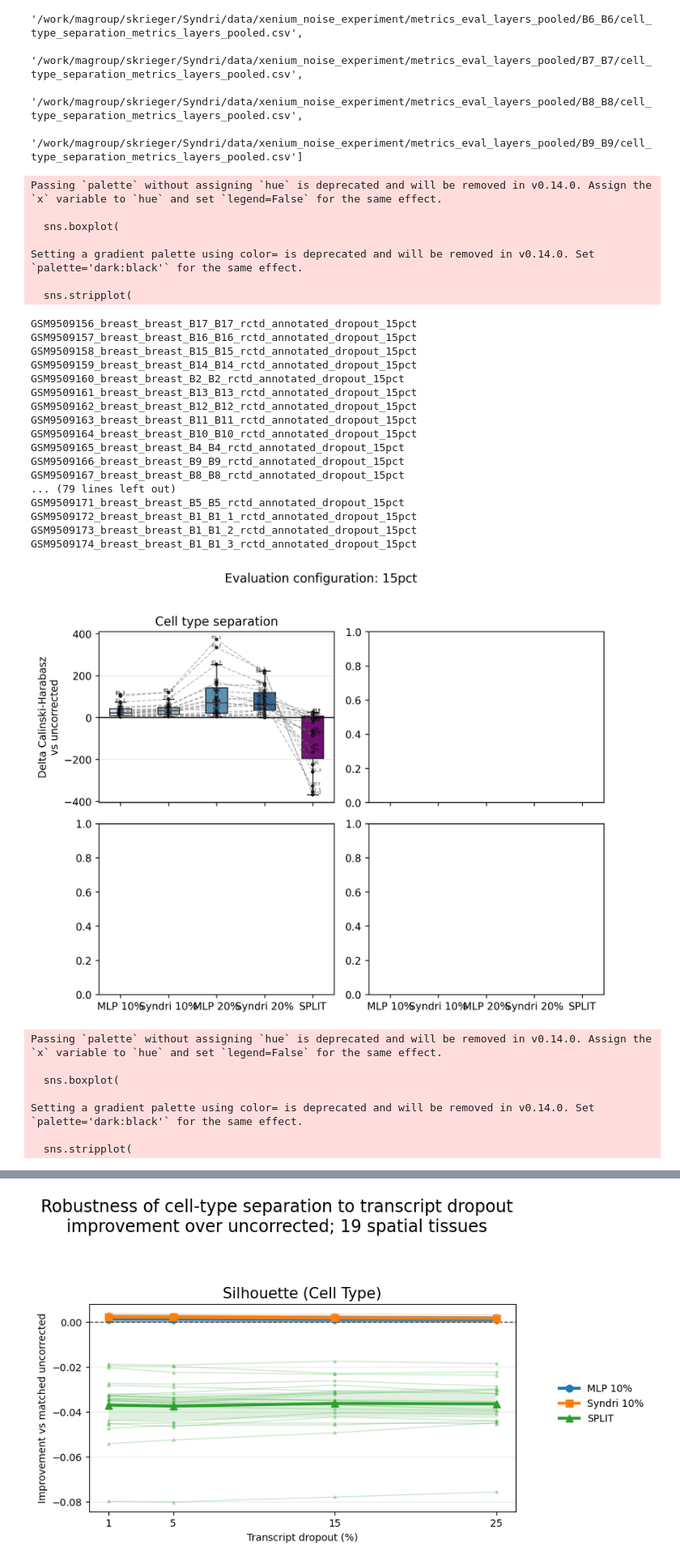
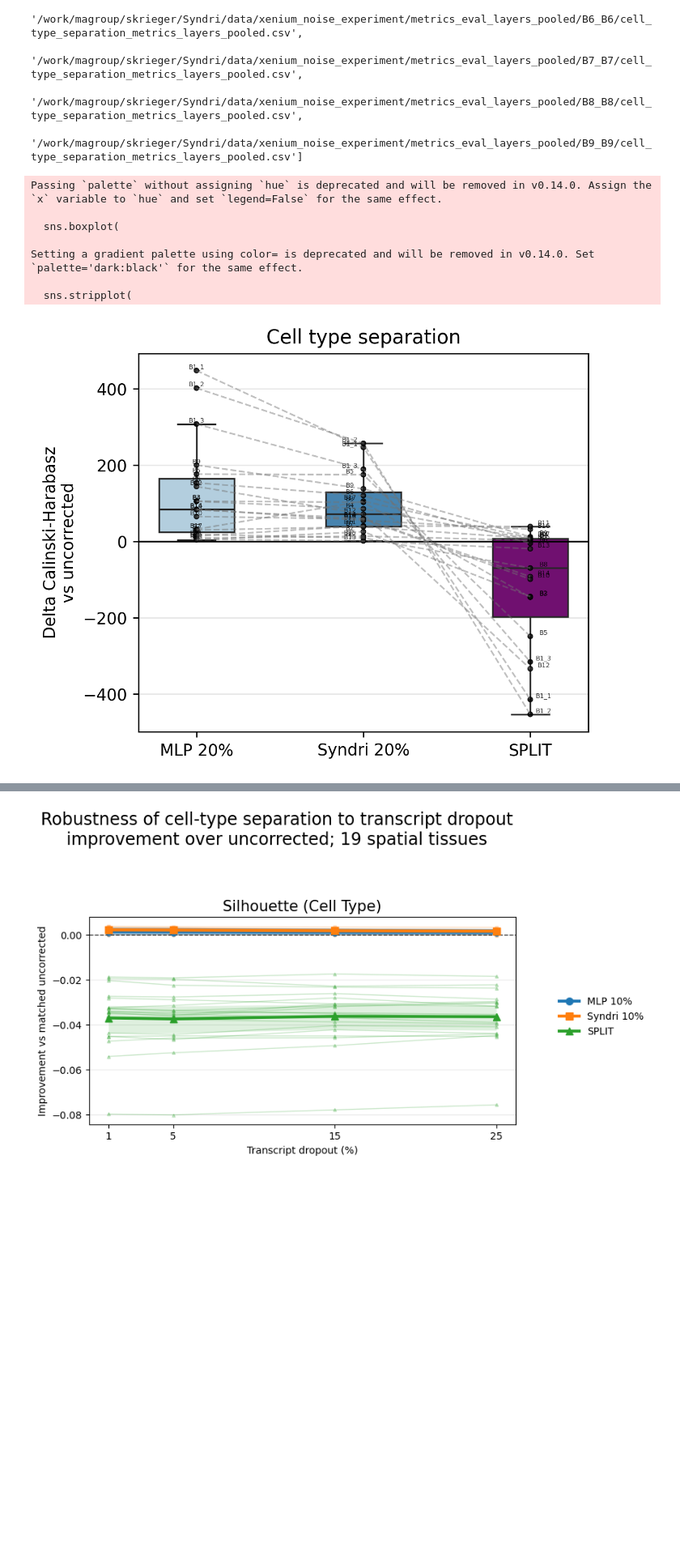
Before and after one commit to gkrieg/Syndri, a Jupyter notebook: eval/NoisyXeniumExperimentResults.ipynb, the cells around one changed output, grey strips where cells are left out. Shown at 81% size. Saved outputs shown, nothing was run; the diff lists cells and outputs as text; code cells hidden in the pictures; blank space fills up the shorter version.

```diff
--- a/eval/NoisyXeniumExperimentResults.ipynb
+++ b/eval/NoisyXeniumExperimentResults.ipynb
@@ -47,8 +47,8 @@ method_cases = [
     # "cleaned_admixed_removed_frac_0.02",
     # "cleaned_admixed_removed_frac_0.05",
     # "syndri_uncorrected",
-    "mlp_cleaned_removed_frac_0.1",
-    "syndri_cleaned_removed_frac_0.1",
+    # "mlp_cleaned_removed_frac_0.1",
+    # "syndri_cleaned_removed_frac_0.1",
     "mlp_cleaned_removed_frac_0.2",
     "syndri_cleaned_removed_frac_0.2",
     "split",
@@ -96,7 +96,8 @@ id_cols = ["tissue"]
 #     id_cols = ["filename"]
 
 plot_base = sep_df[
-    sep_df["case"].isin([baseline_case] + method_cases)
+    (sep_df["case"].isin([baseline_case] + method_cases))&
+    (sep_df["dropout_fraction"]==0.01)
 ].copy()
 
 plot_base["sample_id"] = plot_base[id_cols[0]].astype(str)
@@ -166,10 +167,10 @@ palette = {
 palette = dict(
     zip(
         [case_labels[c] for c in method_cases],
-        sns.color_palette(
-            "Blues",
-            n_colors=len(method_cases[:-1]),
-        ) + ["purple"],
+        # sns.color_palette(
+        #     "Blues",
+        #     n_colors=len(method_cases[:-1]),
+        ["green","blue","purple"],
     )
 )
 
@@ -230,7 +231,7 @@ def plot_metric_delta(ax, data, metric, title, ylabel):
         y = row["delta"]
 
         # if row["tissue"].split('_')[3] == 'B1':
-        print(row['tissue'])
+        # print(row['tissue'])
         texts.append(
             ax.text(
                 x,
@@ -294,64 +295,40 @@ eval_configs = delta_df["eval_config"].dropna().unique()
 for eval_config in eval_configs:
     config_df = delta_df[
         delta_df["eval_config"] == eval_config
     ].copy()
 
     fig, axes_grid = plt.subplots(
-        2,
-        2,
-        figsize=(8, 6),
+        1,
+        1,
+        figsize=(5, 4),
         sharex=True,
         dpi=250,
     )
-    axes = axes_grid.flat
+    axes = [axes_grid]
 
     for ax, (metric, title, ylabel) in zip(axes, metrics):
         plot_metric_delta(
             ax=ax,
             data=config_df,
             metric=metric,
             title=title,
             ylabel=ylabel,
         )
 
-    fig.suptitle(
-        f"Evaluation configuration: {eval_config}",
-        fontsize=12,
-        y=1.02,
-    )
+    # fig.suptitle(
+    #     f"Evaluation configuration: {eval_config}",
+    #     fontsize=12,
+    #     y=1.02,
+    # )
 
     plt.tight_layout()
     plt.show()
 # %% [output]
 Passing `palette` without assigning `hue` is deprecated and will be removed in v0.14.0. Assign the `x` variable to `hue` and set `legend=False` for the same effect.
 
   sns.boxplot(
 
 Setting a gradient palette using color= is deprecated and will be removed in v0.14.0. Set `palette='dark:black'` for the same effect.
 
   sns.stripplot(
-GSM9509156_breast_breast_B17_B17_rctd_annotated_dropout_15pct
-GSM9509157_breast_breast_B16_B16_rctd_annotated_dropout_15pct
-GSM9509158_breast_breast_B15_B15_rctd_annotated_dropout_15pct
-GSM9509159_breast_breast_B14_B14_rctd_annotated_dropout_15pct
-GSM9509160_breast_breast_B2_B2_rctd_annotated_dropout_15pct
-GSM9509161_breast_breast_B13_B13_rctd_annotated_dropout_15pct
-GSM9509162_breast_breast_B12_B12_rctd_annotated_dropout_15pct
-GSM9509163_breast_breast_B11_B11_rctd_annotated_dropout_15pct
-GSM9509164_breast_breast_B10_B10_rctd_annotated_dropout_15pct
-GSM9509165_breast_breast_B4_B4_rctd_annotated_dropout_15pct
-GSM9509166_breast_breast_B9_B9_rctd_annotated_dropout_15pct
-GSM9509167_breast_breast_B8_B8_rctd_annotated_dropout_15pct
-... (79 lines left out)
-GSM9509171_breast_breast_B5_B5_rctd_annotated_dropout_15pct
-GSM9509172_breast_breast_B1_B1_1_rctd_annotated_dropout_15pct
-GSM9509173_breast_breast_B1_B1_2_rctd_annotated_dropout_15pct
-GSM9509174_breast_breast_B1_B1_3_rctd_annotated_dropout_15pct
-[figure, old version]
+[figure, new version]
-Passing `palette` without assigning `hue` is deprecated and will be removed in v0.14.0. Assign the `x` variable to `hue` and set `legend=False` for the same effect.
-
-  sns.boxplot(
-
-Setting a gradient palette using color= is deprecated and will be removed in v0.14.0. Set `palette='dark:black'` for the same effect.
-
-  sns.stripplot(
```
Also changed, not shown: parts of 1 cell of this notebook, 12 other files.
